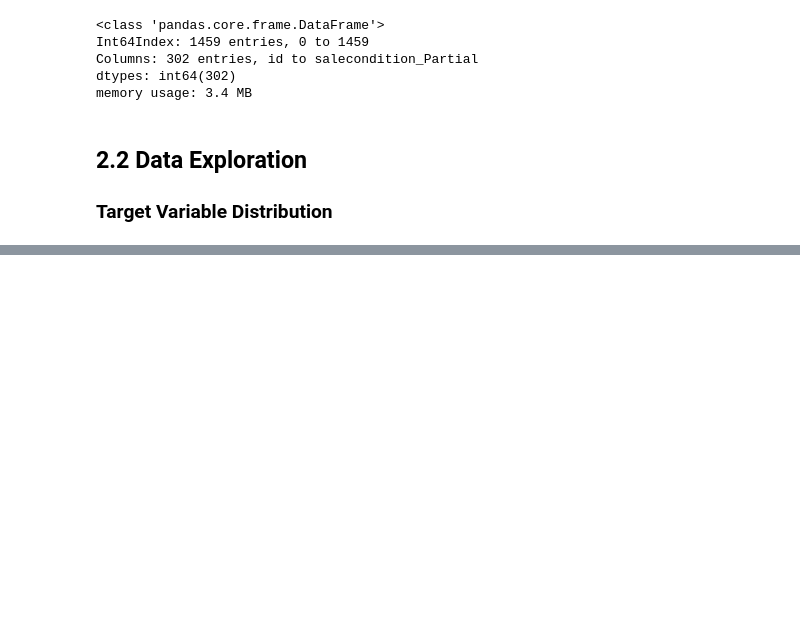
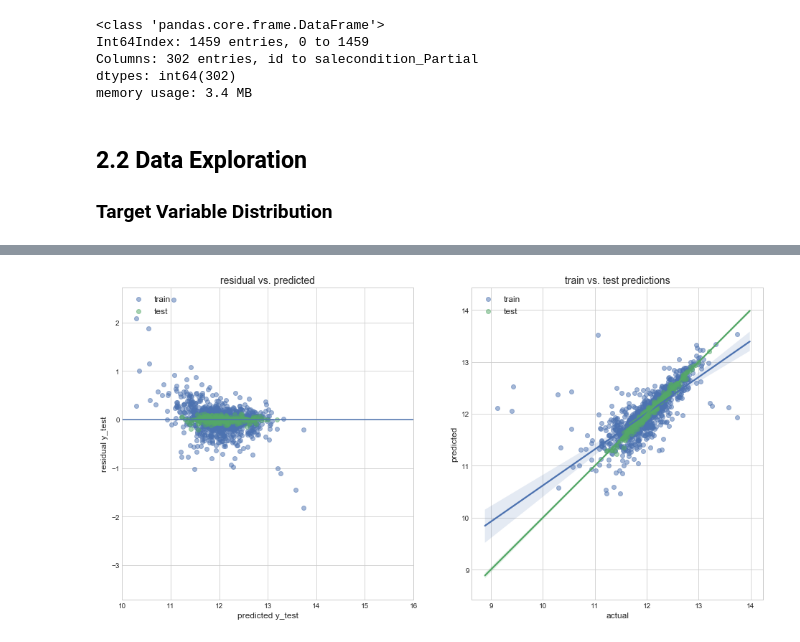
Before and after one commit to brianmcguckin/thinkful_unit_03_capstone, a Jupyter notebook: unit_03_capstone.ipynb, the cells around one changed output, grey strips where cells are left out. Saved outputs shown, nothing was run; the diff lists cells and outputs as text; code cells hidden in the pictures; blank space fills up the shorter version.

```diff
--- a/unit_03_capstone.ipynb
+++ b/unit_03_capstone.ipynb
@@ -287,0 +355,28 @@ __Result:__ distribution of log sale price looks a lot better
+# %%
+#homo/heteroscedastic error distribution
+plt.figure(figsize=(16,8))
+
+plt.subplot(1,2,1)
+plt.scatter(y_train_lr_, residual_train_lr, alpha=0.5, label='train')
+plt.scatter(y_test_lr_, residual_test_lr, alpha=0.5, label='test')
+plt.axhline(y=0)
+plt.xlabel('predicted y_test', size=12)
+plt.ylabel('residual y_test', size=12)
+plt.title('residual vs. predicted', size=14)
+plt.legend(loc='upper left', prop={'size':12})
+plt.axis('equal')
+plt.ylim([-3,2])
+plt.xlim([10,16])
+
+plt.subplot(1,2,2)
+sns.regplot(y_train_lr_, y_train, scatter_kws={'alpha':0.5}, label = 'train')
+sns.regplot(y_test_lr_, y_test, scatter_kws={'alpha':0.5}, label = 'test')
+plt.xlabel('actual', size=12)
+plt.ylabel('predicted', size=12)
+plt.title('train vs. test predictions', size=14)
+plt.legend(loc='upper left', prop={'size':12})
+plt.axis('equal')
+
+plt.show()
+# %% [output]
+[figure, added]
```
Also changed, not shown: parts of 14 cells of this notebook.
